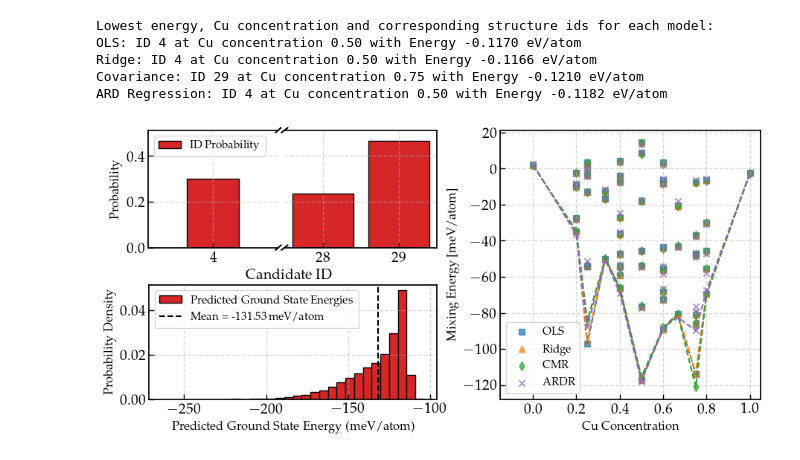
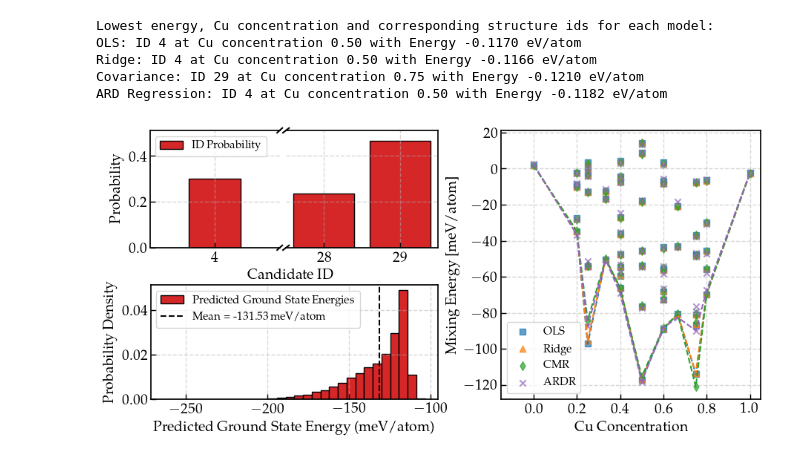
Before and after one commit to stommen/tif345_projects, a Jupyter notebook: project_2a/project2a_LBOS.ipynb, the cells around one changed output. Drawn from its saved outputs; the diff is of its cells as text; code cells hidden in the pictures.

```diff
--- a/project_2a/project2a_LBOS.ipynb
+++ b/project_2a/project2a_LBOS.ipynb
@@ -686,8 +686,8 @@ ARD Regression: ID 4 at Cu concentration 0.50 with Energy -0.1182 eV/atom
 fig, ax = plt.subplots(figsize=(5, 2))
 plt.hist(1000 * np.array(gs_energies), bins=30, color='tab:red', alpha=1, edgecolor='black', density=True, label='Predicted Ground State Energies')
 plt.axvline(x=np.mean(1000 * np.array(gs_energies)), color='k', linestyle='--', label=f'Mean = {np.mean(1000 * np.array(gs_energies)):.2f} meV/atom')
-plt.xlabel('Predicted Ground State Energy (meV/atom)')
-plt.ylabel('Probability Density')
+plt.xlabel('Predicted Ground State Energy (meV/atom)', fontsize=font_size)
+plt.ylabel('Probability Density', fontsize=font_size)
 plt.grid(True, linestyle='--', alpha=0.5)
 plt.legend()
 ids_unique, counts = np.unique(ids, return_counts=True)
@@ -733,35 +733,35 @@ ax2.set_yticklabels([])
 # --- Diagonal break marks ---
 d = 0.02
 kwargs = dict(transform=ax1.transAxes, color='k', clip_on=False)
 ax1.plot((1-d,1+d), (-d,d), **kwargs)
 ax1.plot((1-d,1+d), (1-d,1+d), **kwargs)
 kwargs = dict(transform=ax2.transAxes, color='k', clip_on=False)
 ax2.plot((-d,d), (-d,d), **kwargs)
 ax2.plot((-d,d), (1-d,1+d), **kwargs)
 
 # --- Labels ---
-ax1.set_ylabel("Probability")
-ax1.text(4.05, -0.14, "Candidate ID")
+ax1.set_ylabel("Probability", fontsize=font_size)
+ax1.text(4.05, -0.14, "Candidate ID", fontsize=font_size)
 ax1.legend(loc='upper left')
 ax2.set_xticks([28, 29])
 
 # Plot ground state energy comparisons
 ax = fig.add_axes([1.07, 0.11, 0.7, 1.81])
 ax.scatter(cu_concentrations_gs, E_pred_OLS * 1000, label='OLS', color='tab:blue', alpha=0.7, marker='s')
 ax.plot(ols_unique_concentrations, ols_sorted_E_preds * 1000, color='tab:blue', linestyle='--')
 ax.scatter(cu_concentrations_gs, E_pred_ridge * 1000, label='Ridge', color='tab:orange', alpha=0.7, marker='^')
 ax.plot(ridge_unique_concentrations, ridge_sorted_E_preds * 1000, color='tab:orange', linestyle='--')
 ax.scatter(cu_concentrations_gs, E_pred_cov * 1000, label='CMR', color='tab:green', alpha=0.7, marker='d')
 ax.plot(cov_unique_concentrations, cov_sorted_E_preds * 1000, color='tab:green', linestyle='--')
 ax.scatter(cu_concentrations_gs, E_pred_ardr * 1000, label='ARDR', color='tab:purple', alpha=0.7, marker='x')
 ax.plot(ardr_unique_concentrations, ardr_sorted_E_preds * 1000, color='tab:purple', linestyle='--')
-ax.set_xlabel('Cu Concentration')
-ax.set_ylabel('Mixing Energy [meV/atom]')
+ax.set_xlabel('Cu Concentration', fontsize=font_size)
+ax.set_ylabel('Mixing Energy [meV/atom]', fontsize=font_size)
 ax.legend(loc='lower left')
 ax.set_xlim(-0.15, 1.05)
 ax.grid(True, linestyle='--', alpha=0.5)
 
 # plt.savefig('figs/gs_energy_distribution_predictions_and_id_probabilities.pdf', bbox_inches='tight')
 plt.show()
 # %% [output]
-[figure, old version]
+[figure, new version]
```
Also changed, not shown: parts of 1 cell of this notebook, 3 other files.
